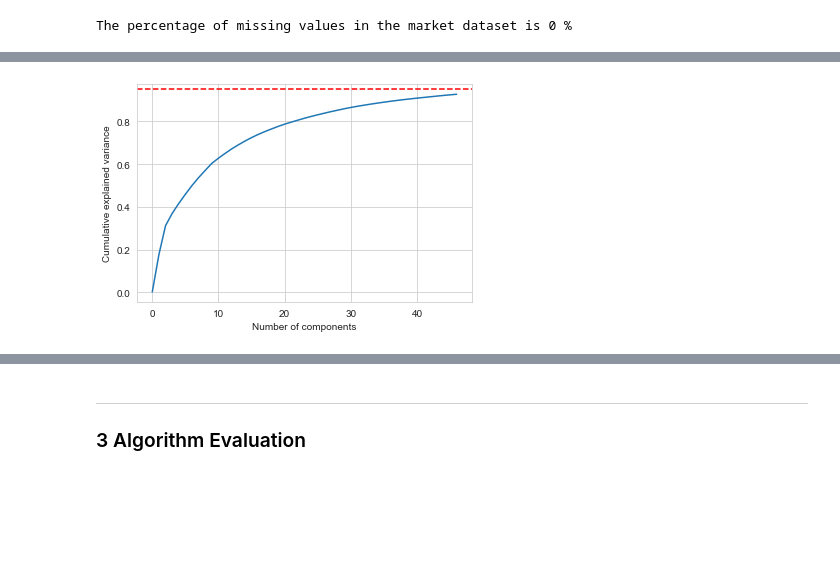
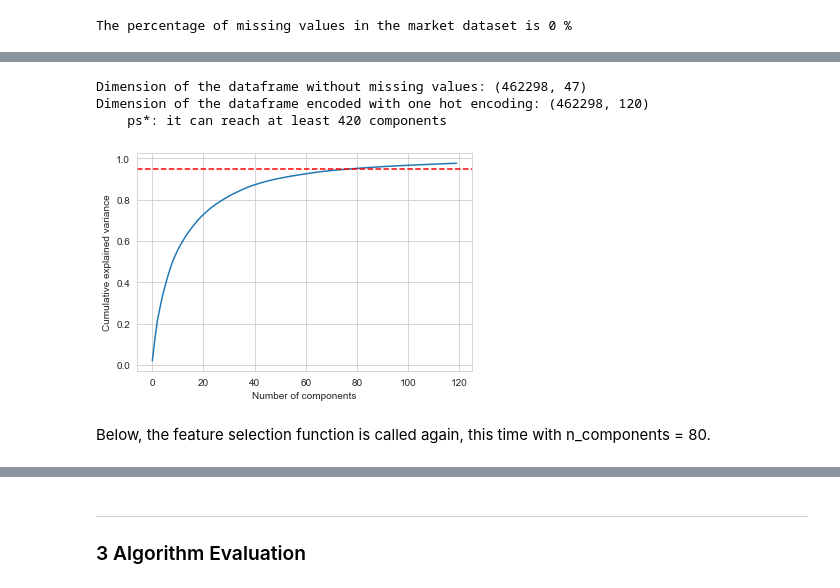
Before and after one commit to Key0412/Recommender-System-Codenation-Project, a Jupyter notebook: main.ipynb, the cells around one changed output, grey strips where cells are left out. Drawn from its saved outputs; the diff is of its cells as text; code cells hidden in the pictures; blank space fills up the shorter version.

```diff
--- a/main.ipynb
+++ b/main.ipynb
@@ -643,7 +617,7 @@ thus speeding the iterations.
         ])
 
         num_pipeline = Pipeline(steps=[
-            ("standardizer", StandardScaler())
+            ("scaler", QuantileTransformer()) # Normalizer, QuantileTransformer
         ])
 
         transformer = ColumnTransformer(transformers=[
@@ -910,23 +891,21 @@ In the next step we try to reduce our feature space by using a feature selection
 # %%
-def truncated_SVD_selector(df, numeric_features, categorical_features, n_components=None):
+def truncated_SVD_selector(df, numeric_features, categorical_features, n_components=100):
     """
     Feature selection by the use of truncatedSVD.
     :param df: Pandas DataFrame with the data for the feature selection to be applied.
     :param numeric_features: list, must contain names of the numeric features in the dataset.
     :param categorical_features: list, must contain names of the categorical features in the dataset.
-    :param n_components: integer, number of features to maintain.
+    :param n_components: integer, number of principal components.
     :return: array containing the number of features defined with n_components and the pipeline used to process the features.
     """
-    if not n_components:
-        n_components = df.shape[1]
 
     # Sciki-learn pipeline and column transformer
     cat_pipeline = Pipeline(steps=[
-        ("onehot", OneHotEncoder(handle_unknown="ignore"))
+        ("onehot", OneHotEncoder(drop="if_binary"))
     ])
 
     num_pipeline = Pipeline(steps=[
-        ("standardizer", StandardScaler())
+        ("scaler", Normalizer()) # Normalizer, RobustScaler, QuantileTransformer
     ])
 
     transformer = ColumnTransformer(transformers=[
@@ -936,21 +915,28 @@ def truncated_SVD_selector(df, numeric_features, categorical_features, n_compone
 
     pipeline = Pipeline(steps=[
         ("transformer", transformer),
-        ("feature_selection", TruncatedSVD(n_components=n_components))
+        ("feature_selection", TruncatedSVD(n_components=n_components, algorithm="arpack", random_state=42))
     ])
 
     processed_df = pipeline.fit_transform(df)
     return processed_df, pipeline
 
-def evr_plot(PCA_pipeline):
-    explained_variance_ratio = PCA_pipeline.get_params()["feature_selection"].explained_variance_ratio_
+def evr_plot(pipeline):
+    """
+    Plot cumulative explained variance ratio for the feature selection algorithm used in the pipeline. To be used in conjunction with the output pipeline of\n
+the function "truncated_SVD_selector".
+    :param pipeline: output of the function "truncated_SVD_selector", scikit-learn pipeline with a step called "feature_selection", which contains the\n
+feature selection algorithm.
+    """
+    explained_variance_ratio = pipeline.get_params()["feature_selection"].explained_variance_ratio_
     g = sns.lineplot(np.arange(len(explained_variance_ratio)), np.cumsum(explained_variance_ratio))
     g.axes.axhline(0.95, ls="--", color="red")
     plt.xlabel('Number of components')
     plt.ylabel('Cumulative explained variance');
 # %%
 %%time
-_, pipeline = truncated_SVD_selector(df=market_df_copy,
-                                     numeric_features=numeric_features,
-                                     categorical_features=categorical_features)
+array_df_final, feature_selection_pipeline = truncated_SVD_selector(df=market_df_copy,
+                                                                     numeric_features=numeric_features,
+                                                                     categorical_features=categorical_features,
+                                                                     n_components=120)
 # %% [output]
@@ -958,4 +946,13 @@ Wall time: 22 s
+# %%
+print(f"Dimension of the dataframe without missing values: {market_df_copy.shape}")
+print(f"Dimension of the dataframe encoded with one hot encoding: {array_df_final.shape}\n    ps*: it can reach at least 420 components")
+# %% [output]
+Dimension of the dataframe without missing values: (462298, 47)
+Dimension of the dataframe encoded with one hot encoding: (462298, 120)
+    ps*: it can reach at least 420 components
 # %%
-evr_plot(pipeline)
+evr_plot(feature_selection_pipeline)
 # %% [output]
-[figure, old version]
+[figure, new version]
+# %% [markdown]
+Below, the feature selection function is called again, this time with n_components = 80.
```
Also changed, not shown: parts of 43 cells of this notebook.
